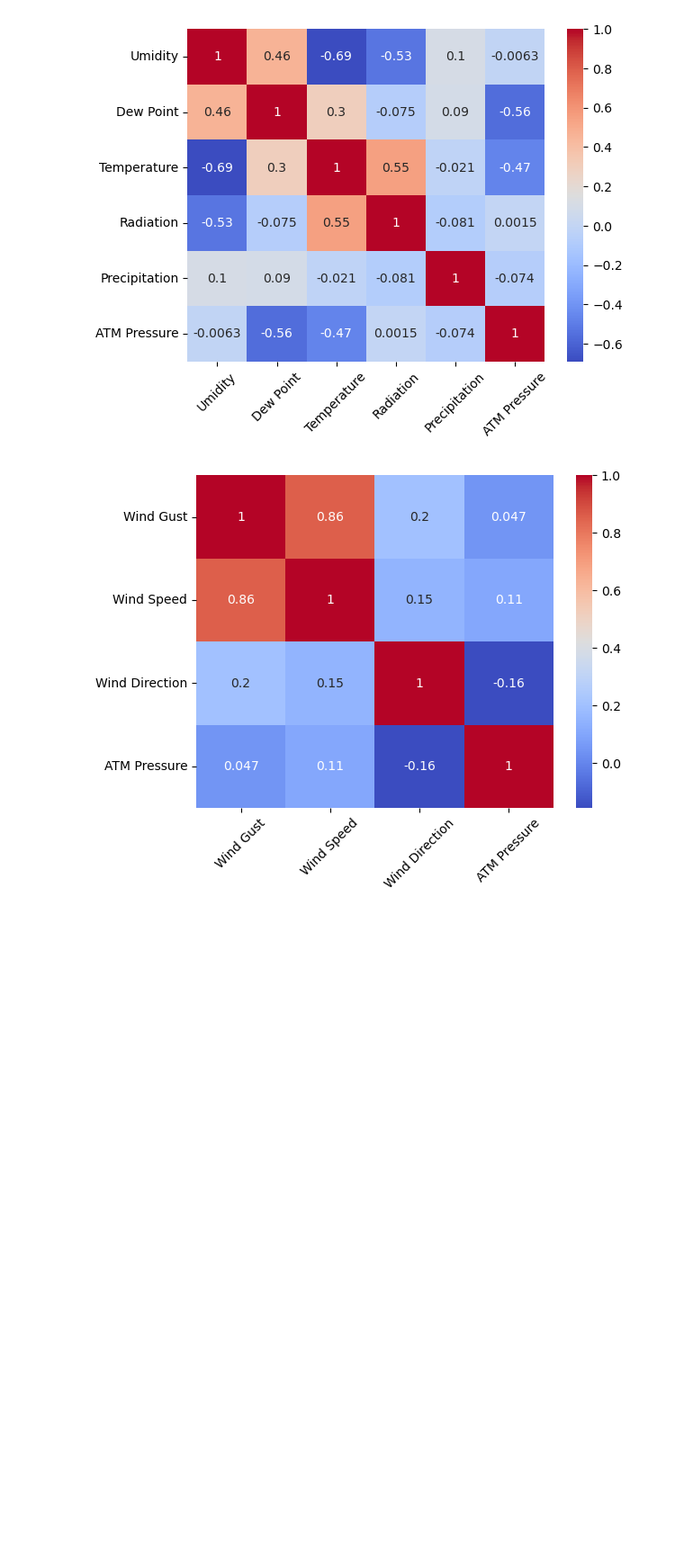
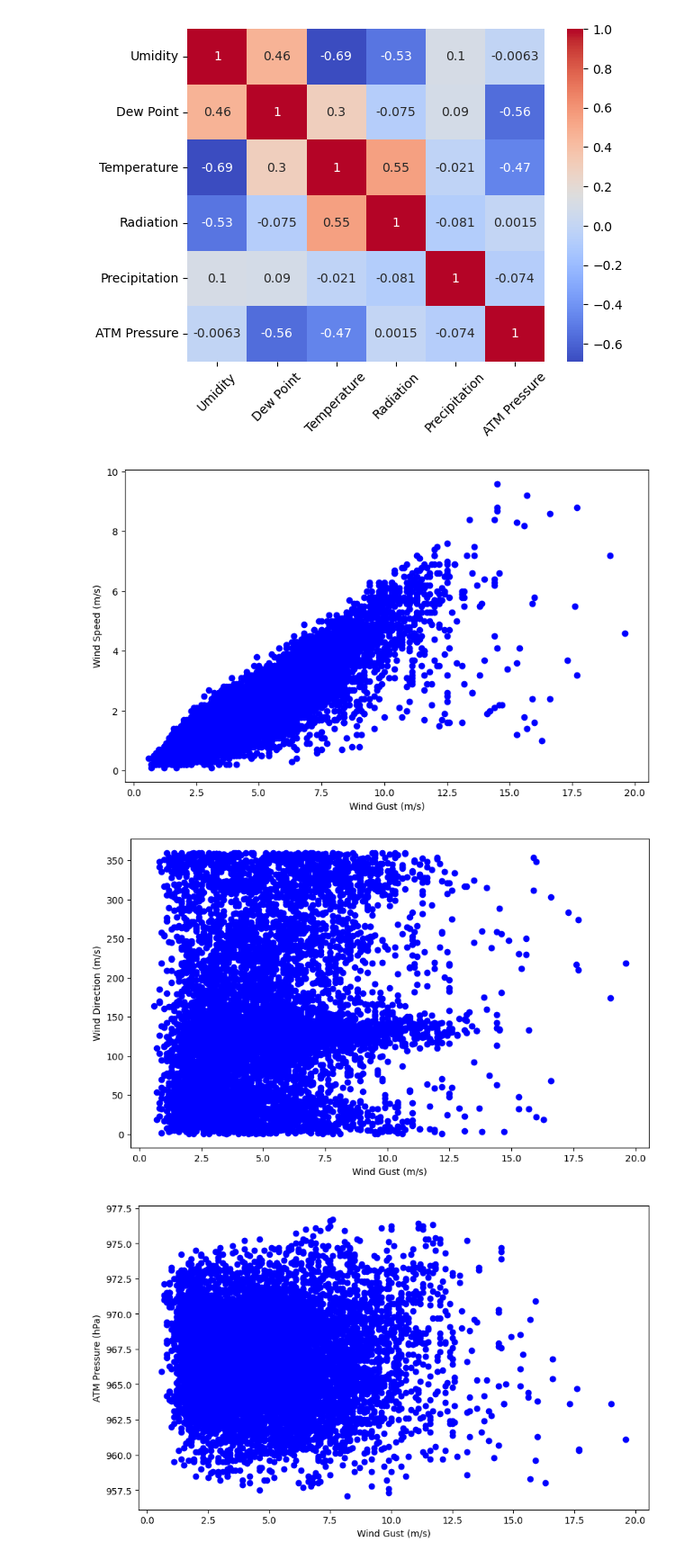
Before and after one commit to gustavopin/RainDataAnalysis, a Jupyter notebook: analysis.ipynb, the cells around one changed output. Shown at 90% size. Cells and saved outputs as stored; diff of their text form; code cells hidden in the pictures; blank space fills up the shorter version.

Commit message:
Added scatter plots to wind gust, speed, direction and ATM Pressure

```diff
--- a/analysis.ipynb
+++ b/analysis.ipynb
@@ -139,19 +139,51 @@ plt.show()
 [figure]
 [figure]
 # %%
-# correlation with with wind gust, wind speed, wind direction and atm pressure
+# dataframe with wind gust, wind speed, wind direction and atm pressure
 df2 = pd.DataFrame({
     'Wind Gust' : wind_gust,
     'Wind Speed' : wind_speed,
     'Wind Direction' : wind_dir,
     'ATM Pressure' : pressure_inst
 })
 
+# graphs
+plt.figure(figsize = (10,6))
+plt.scatter(wind_gust, wind_speed, color = 'blue')
+plt.xlabel('Wind Gust (m/s)')
+plt.ylabel('Wind Speed (m/s)')
+plt.show()
+
+plt.figure(figsize = (10,6))
+plt.scatter(wind_gust, wind_dir, color = 'blue')
+plt.xlabel('Wind Gust (m/s)')
+plt.ylabel('Wind Direction (m/s)')
+plt.show()
+
+plt.figure(figsize = (10,6))
+plt.scatter(wind_gust, pressure_inst, color = 'blue')
+plt.xlabel('Wind Gust (m/s)')
+plt.ylabel('ATM Pressure (hPa)')
+plt.show()
+
+plt.figure(figsize = (10,6))
+plt.scatter(wind_speed, pressure_inst, color = 'blue')
+plt.xlabel('Wind Speed (m/s)')
+plt.ylabel('ATM Pressure (hPa)')
+plt.show()
+
+plt.figure(figsize = (10,6))
+plt.scatter(wind_dir, pressure_inst, color = 'blue')
+plt.xlabel('Wind Direction (m/s)')
+plt.ylabel('ATM Pressure (hPa)')
+plt.show()
 
 # Correlation Matrix with heatmap
 corr2 = df2.corr()
 sn.heatmap(corr2, annot = True, cmap = 'coolwarm')
 plt.xticks(rotation = 45)
 plt.show()
 # %% [output]
-[figure, old version]
+[figure, new version]
+[figure, added]
+[figure, added]
```
Also changed, not shown: parts of 1 cell of this notebook.
